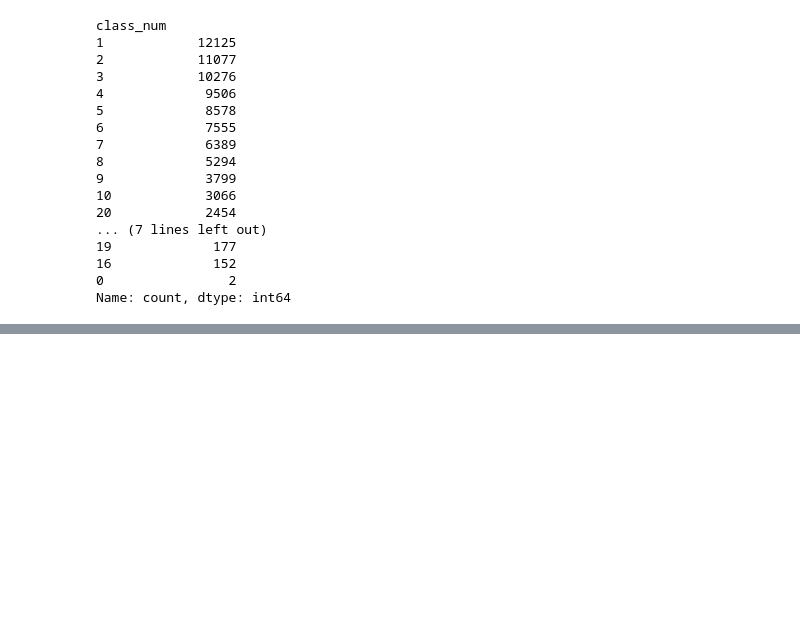
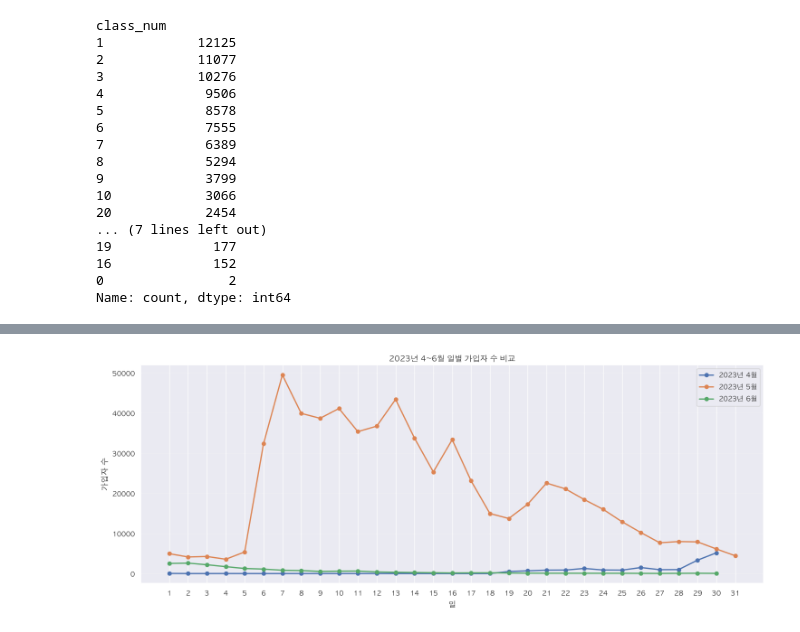
Before and after one commit to zoo-no-s/sns_service_analysis, a Jupyter notebook: notebooks/acquisition_1.ipynb, the cells around one changed output, grey strips where cells are left out. Cells and saved outputs as stored; diff of their text form; code cells hidden in the pictures; blank space fills up the shorter version.

```diff
--- a/notebooks/acquisition_1.ipynb
+++ b/notebooks/acquisition_1.ipynb
@@ -3838,0 +3948,27 @@ df
+# %%
+fig, ax = plt.subplots(figsize=(15, 6))
+
+for month, title in months:
+    monthly_data = daily_signup_summary[
+        daily_signup_summary['가입월'].eq(month)
+    ]
+
+    ax.plot(
+        monthly_data['가입일'].dt.day,
+        monthly_data['가입자 수'],
+        marker='o',
+        linewidth=2,
+        label=title,
+    )
+
+ax.set_title('2023년 4~6월 일별 가입자 수 비교')
+ax.set_xlabel('일')
+ax.set_ylabel('가입자 수')
+ax.set_xticks(range(1, 32))
+ax.grid(axis='y', alpha=0.3)
+ax.legend()
+
+fig.tight_layout()
+plt.show()
+# %% [output]
+[figure, added]
```
Also changed, not shown: parts of 8 cells of this notebook, 3 other files.
